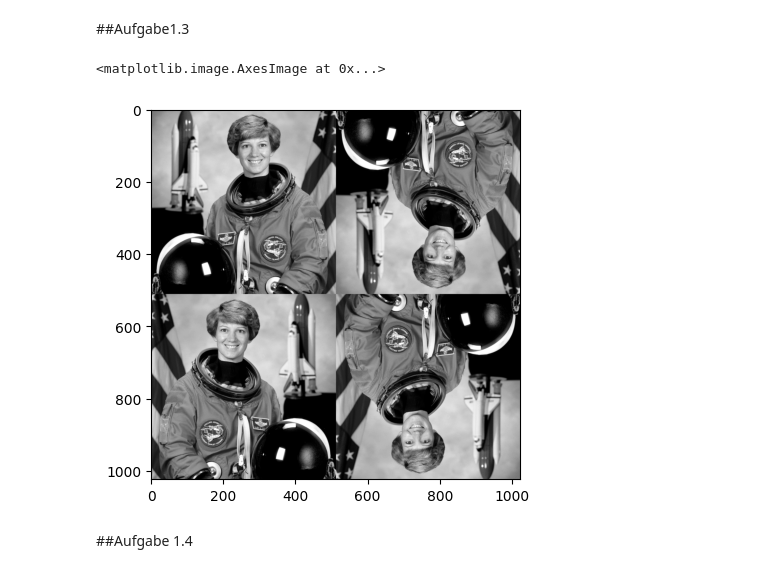
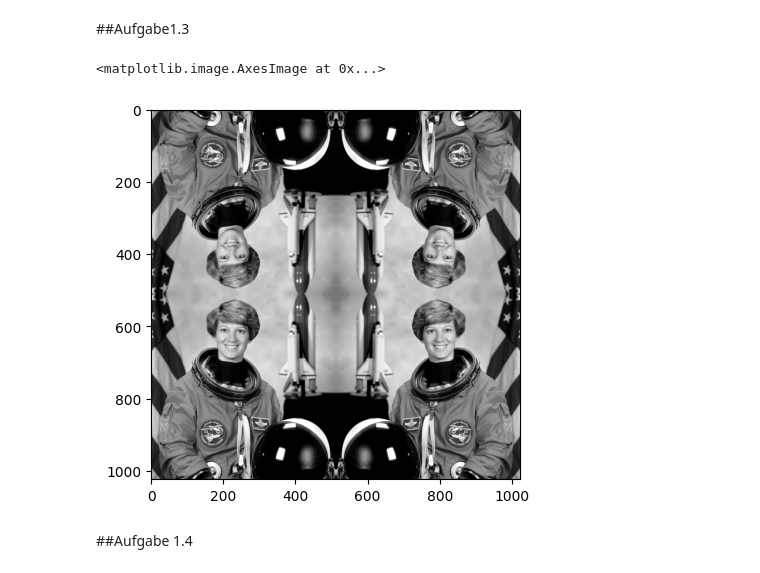
Before and after one commit to Mynna/bv23-wk02, a Jupyter notebook: Blatt02_Aufg01.ipynb, the cells around one changed output. Saved outputs shown, nothing was run; the diff lists cells and outputs as text; code cells hidden in the pictures.

```diff
--- a/Blatt02_Aufg01.ipynb
+++ b/Blatt02_Aufg01.ipynb
@@ -44,32 +44,32 @@ plt.imshow(imagecopy2, cmap="gray", vmin=0, vmax=255)
 # %%
 # a) Lade das Bild 'astronaut.png' und spiegele es vertikal
 
 img =imread('astronaut.png')
 
 img_var1 = np.flipud(img)
 
 # b) Spiegele das Originalbild horizontal
 img_var2 = np.fliplr(img)
 
 # c) Wende beide Spiegelungen nacheinander an
 img_var3 = np.flipud(np.fliplr(img))
 
 # d) Erzeuge ein neues Bild, das doppelt so hoch und breit ist wie das Bild 'astronaut.png'
 
 x,y = shape= np.shape(img)
 new_img= np.zeros((x*2,y*2))
 
 # Fülle die vier Quadranten des neuen Bildes mit den verschiedenen Versionen des Originalbildes
 new_img[y:y*2,0:x]= img
-new_img[y:y*2,x:x*2]= img_var1
-new_img[0:y,0:x]= img_var2
+new_img[y:y*2,x:x*2]= img_var2
+new_img[0:y,0:x]= img_var1
 new_img[0:y,x:x*2]= img_var3
 
 # Zeige das neue Bild an
 plt.imshow(new_img,cmap="gray",vmin=0,vmax=255)
 # %% [output]
 <matplotlib.image.AxesImage at 0x...>
-[figure, old version]
+[figure, new version]
 # %% [markdown]
 ##Aufgabe 1.4
 # %%
```
